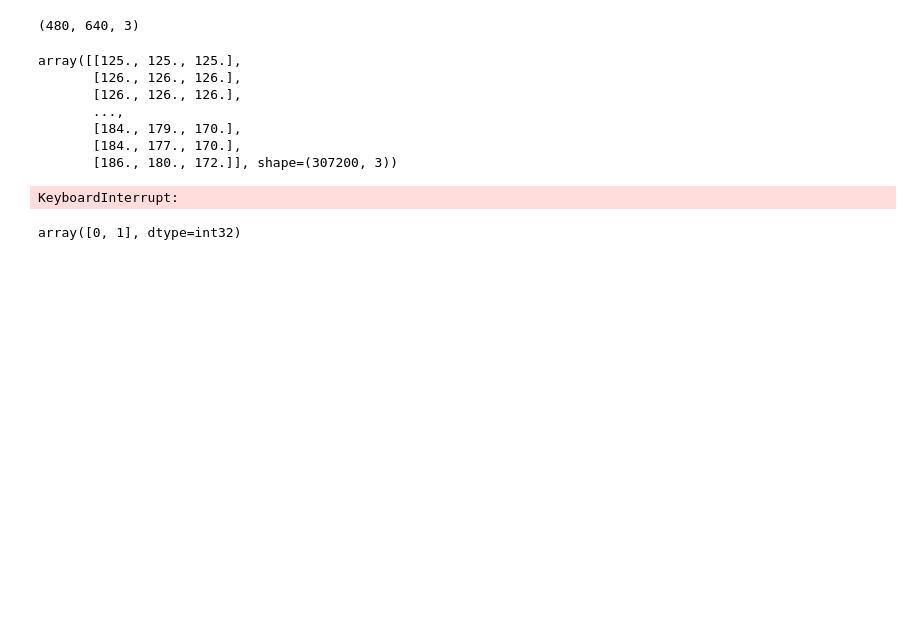
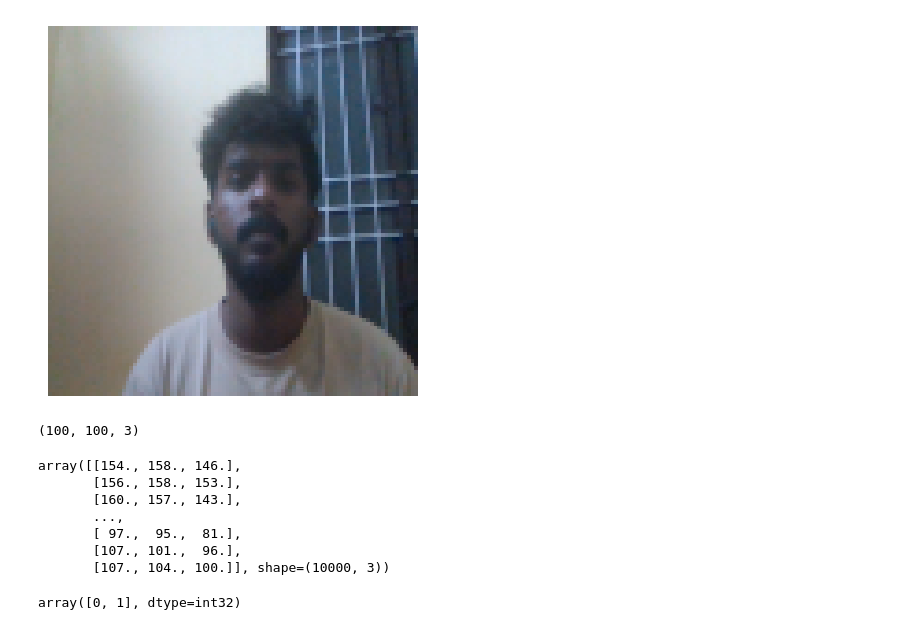
Before and after one commit to shebin09/aiml, a Jupyter notebook: image segmentation/case_study.ipynb, the cells around one changed output. Drawn from its saved outputs; the diff is of its cells as text; code cells hidden in the pictures; blank space fills up the shorter version.

```diff
--- a/image segmentation/case_study.ipynb
+++ b/image segmentation/case_study.ipynb
@@ -42,40 +42,44 @@ if os.path.exists('captured_image.jpg'):
 # %%
 import cv2
 import matplotlib.pyplot as plt
 import os
 
 cap = cv2.VideoCapture(0)  # 0 = default webcam
 ret, frame = cap.read()
 cap.release()
 
 if not ret:
     raise Exception("Could not capture image from webcam")
 
 # Convert from BGR (OpenCV default) to RGB
-image = cv2.cvtColor(frame, cv2.COLOR_BGR2RGB)
+imag = cv2.cvtColor(frame, cv2.COLOR_BGR2RGB)
+image = cv2.resize(imag, (100,100), interpolation=cv2.INTER_AREA)
 
 plt.imshow(image)
 plt.axis('off')
 plt.savefig('captured.jpg')
+
 plt.show()
+# %% [output]
+[figure, added]
 # %%
 h,w,c=image.shape
 image.shape
 # %% [output]
-(480, 640, 3)
+(100, 100, 3)
 # %%
 img_proc=image.copy()
 # %%
 pixels=img_proc.reshape(-1,3).astype(float)
 pixels
 # %% [output]
-array([[125., 125., 125.],
-       [126., 126., 126.],
-       [126., 126., 126.],
+array([[154., 158., 146.],
+       [156., 158., 153.],
+       [160., 157., 143.],
        ...,
-       [184., 179., 170.],
-       [184., 177., 170.],
-       [186., 180., 172.]], shape=(307200, 3))
+       [ 97.,  95.,  81.],
+       [107., 101.,  96.],
+       [107., 104., 100.]], shape=(10000, 3))
 # %%
 from sklearn.preprocessing import StandardScaler
 
@@ -92,8 +96,6 @@ agg_labels=agg.fit_predict(pixels_scaled)
 # %%
 db=DBSCAN(metric='euclidean',eps=0.5,min_samples=5)
 db_labels=db.fit_predict(pixels_scaled)
-# %% [output]
-KeyboardInterrupt:
 # %%
 import numpy as np
 np.unique(klabels)
```
Also changed, not shown: parts of 4 cells of this notebook, 3 other files.
